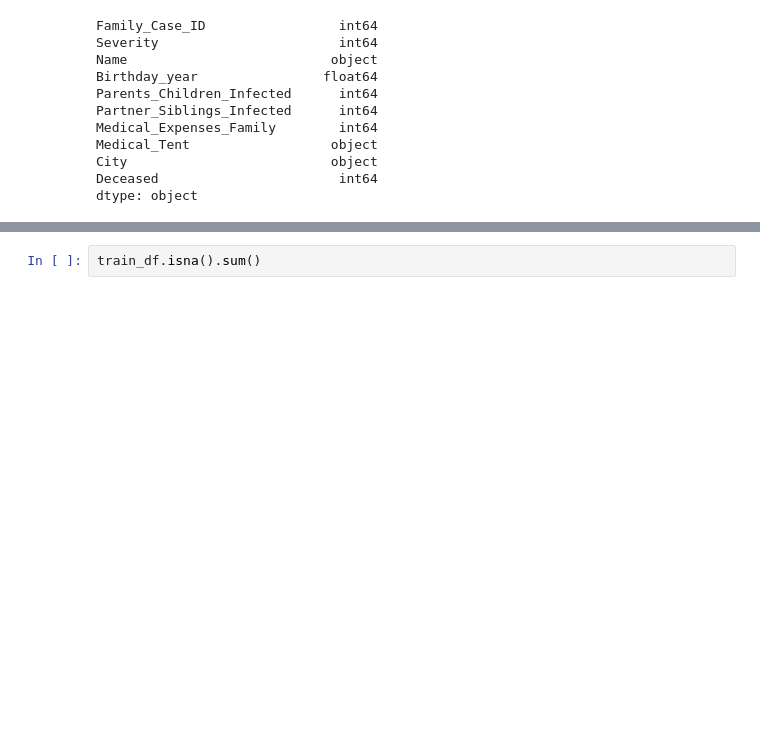
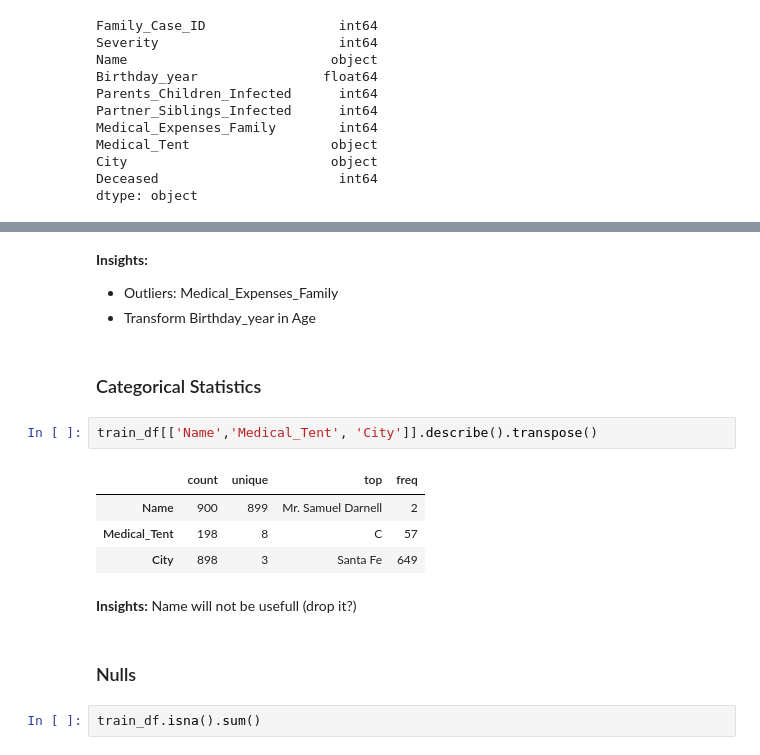
Before and after one commit to DavidSilva98/ML_project, a Jupyter notebook: group7.ipynb, the cells around one changed output, grey strips where cells are left out. Cells and saved outputs as stored; diff of their text form; blank space fills up the shorter version.

```diff
--- a/group7.ipynb
+++ b/group7.ipynb
@@ -122,3 +128,20 @@ train_df.describe(include="all").transpose()
+# %% [markdown]
+**Insights:**
+- Outliers: Medical_Expenses_Family
+- Transform Birthday_year in Age
+# %% [markdown]
+### Categorical Statistics
+# %%
+train_df[['Name','Medical_Tent', 'City']].describe().transpose()
+# %% [output]
+|  | count | unique | top | freq |
+| Name | 900 | 899 | Mr. Samuel Darnell | 2 |
+| Medical_Tent | 198 | 8 | C | 57 |
+| City | 898 | 3 | Santa Fe | 649 |
+# %% [markdown]
+**Insights:** Name will not be usefull (drop it?)
+# %% [markdown]
+### Nulls
 # %%
 train_df.isna().sum()
 # %% [output]
```
Also changed, not shown: parts of 8 cells of this notebook.
